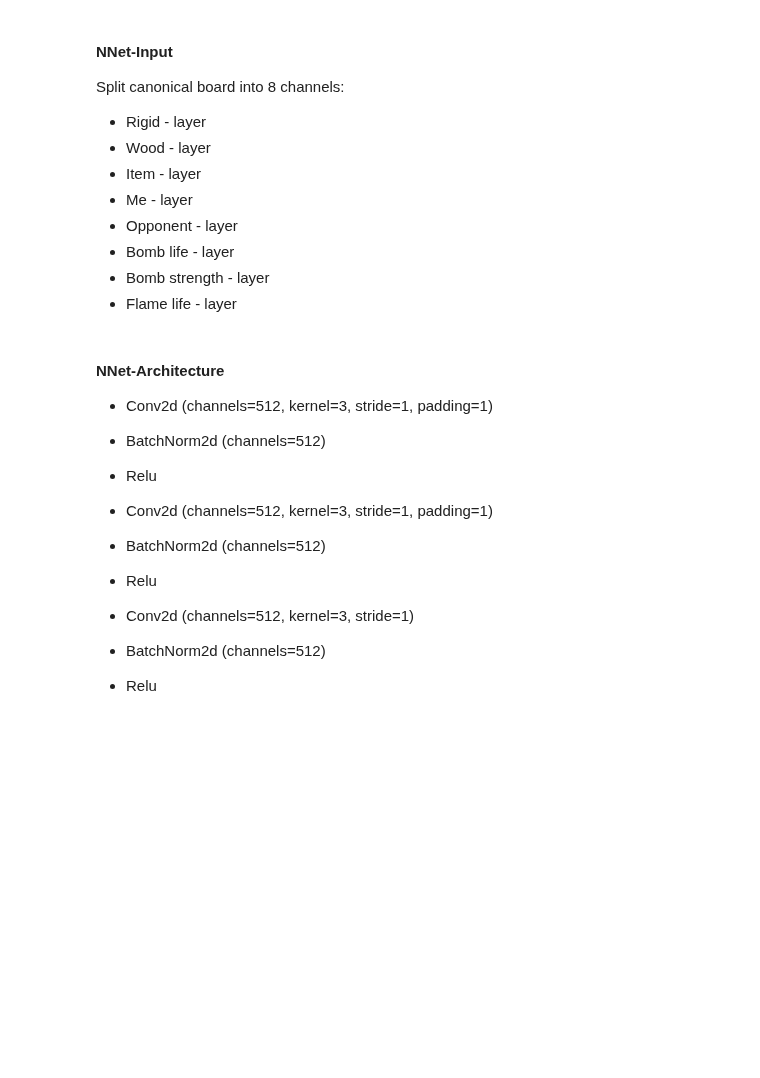
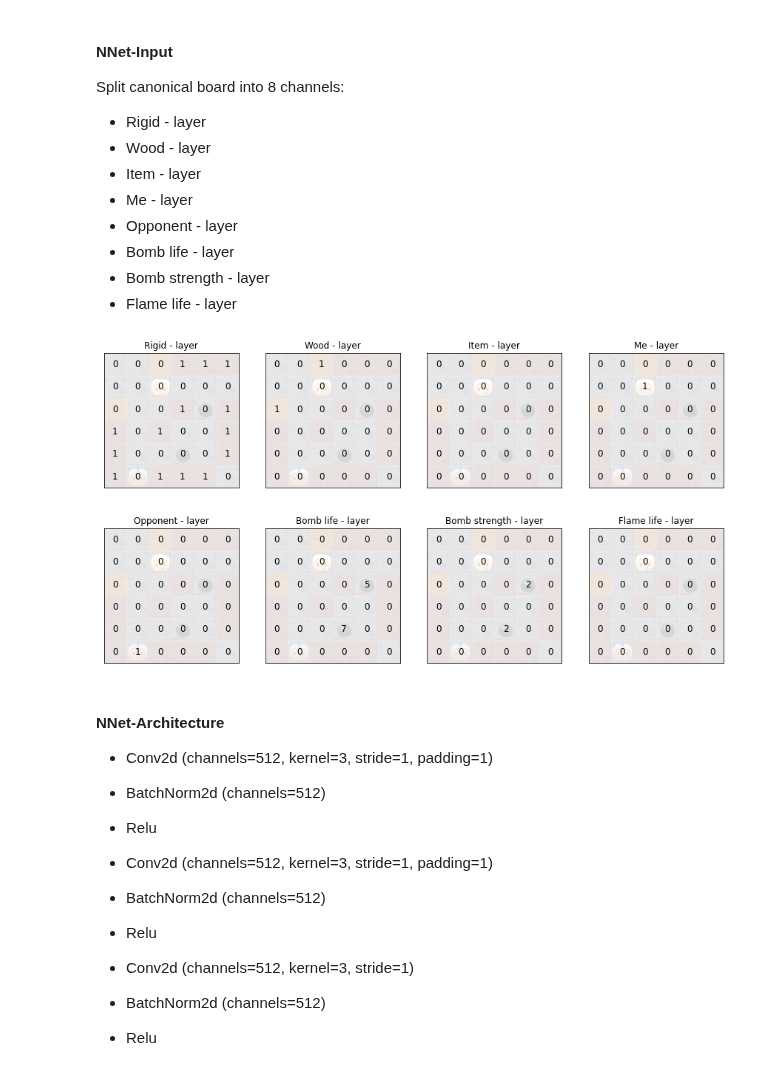
Before and after one commit to MaxU11/playground, a Jupyter notebook: notebooks/NNet_Agent.ipynb, the cells around one changed output. Cells and saved outputs as stored; diff of their text form; code cells hidden in the pictures; blank space fills up the shorter version.

```diff
--- a/notebooks/NNet_Agent.ipynb
+++ b/notebooks/NNet_Agent.ipynb
@@ -123,15 +143,17 @@ Split canonical board into 8 channels:
 # %%
 _, c_board = NN_Agent.get_canonical_board_str_from_data(game_data, 0)
 
 nnet = PommermanNNet(**nn_args)
 nn_input = nnet.get_nn_input(c_board)
 
 fig, axs = plt.subplots(2, 4, figsize=(15,8))
 titles = ['Rigid - layer', 'Wood - layer', 'Item - layer', 'Me - layer', 'Opponent - layer', 'Bomb life - layer', 'Bomb strength - layer', 'Flame life - layer']
 axes = [axs[0,0], axs[0,1], axs[0,2], axs[0,3], axs[1,0], axs[1,1], axs[1,2], axs[1,3]]
 for i in range(nn_input.shape[0]):
     axes[i].set_title(titles[i])
-    visual_matrix(nn_input[i], axes[i])
+    visual_matrix(nn_input[i], axes[i], image, 0.2)
+# %% [output]
+[figure, added]
 # %% [markdown]
 <h4>NNet-Architecture</h4>
 
```
Also changed, not shown: parts of 6 cells of this notebook, 1 other file.
